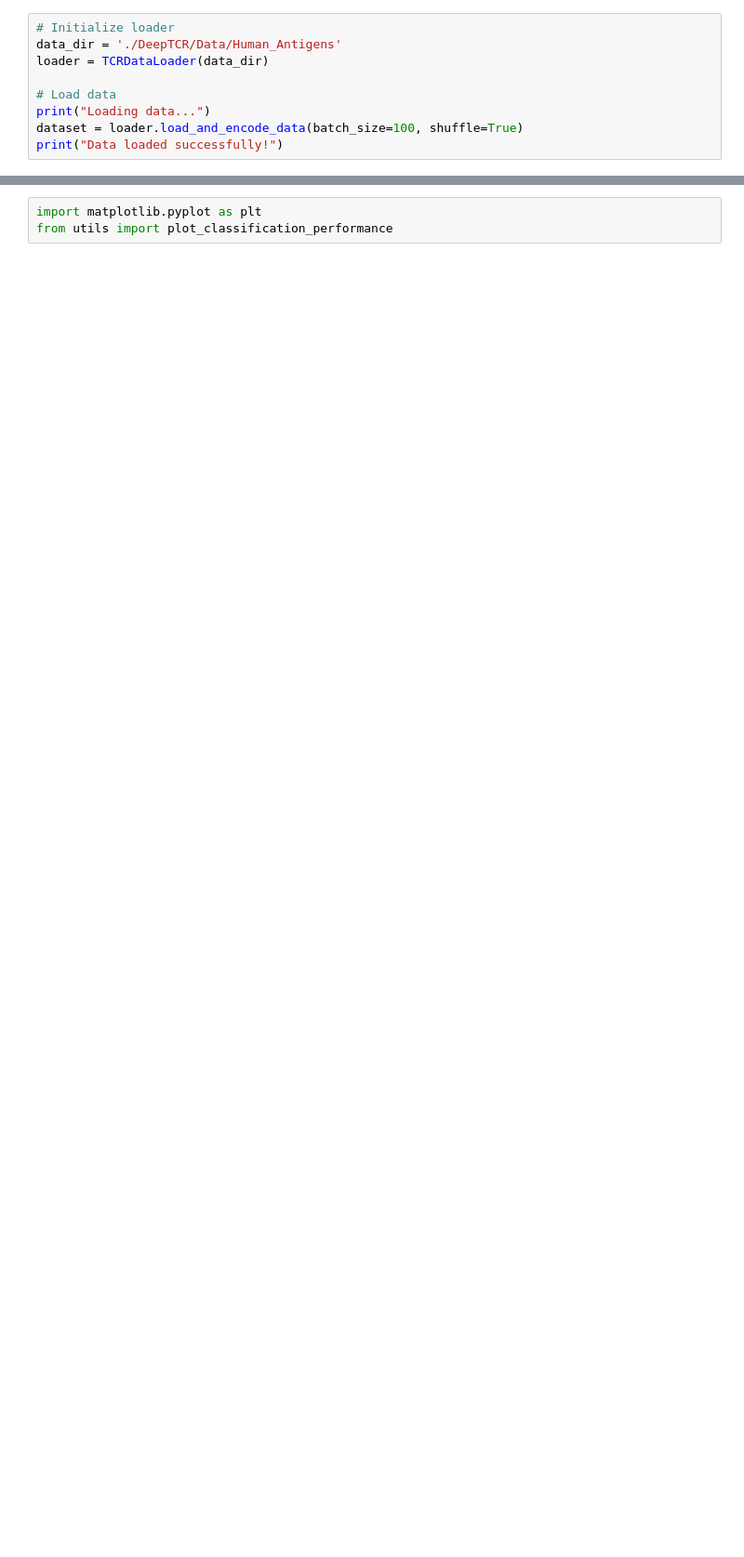
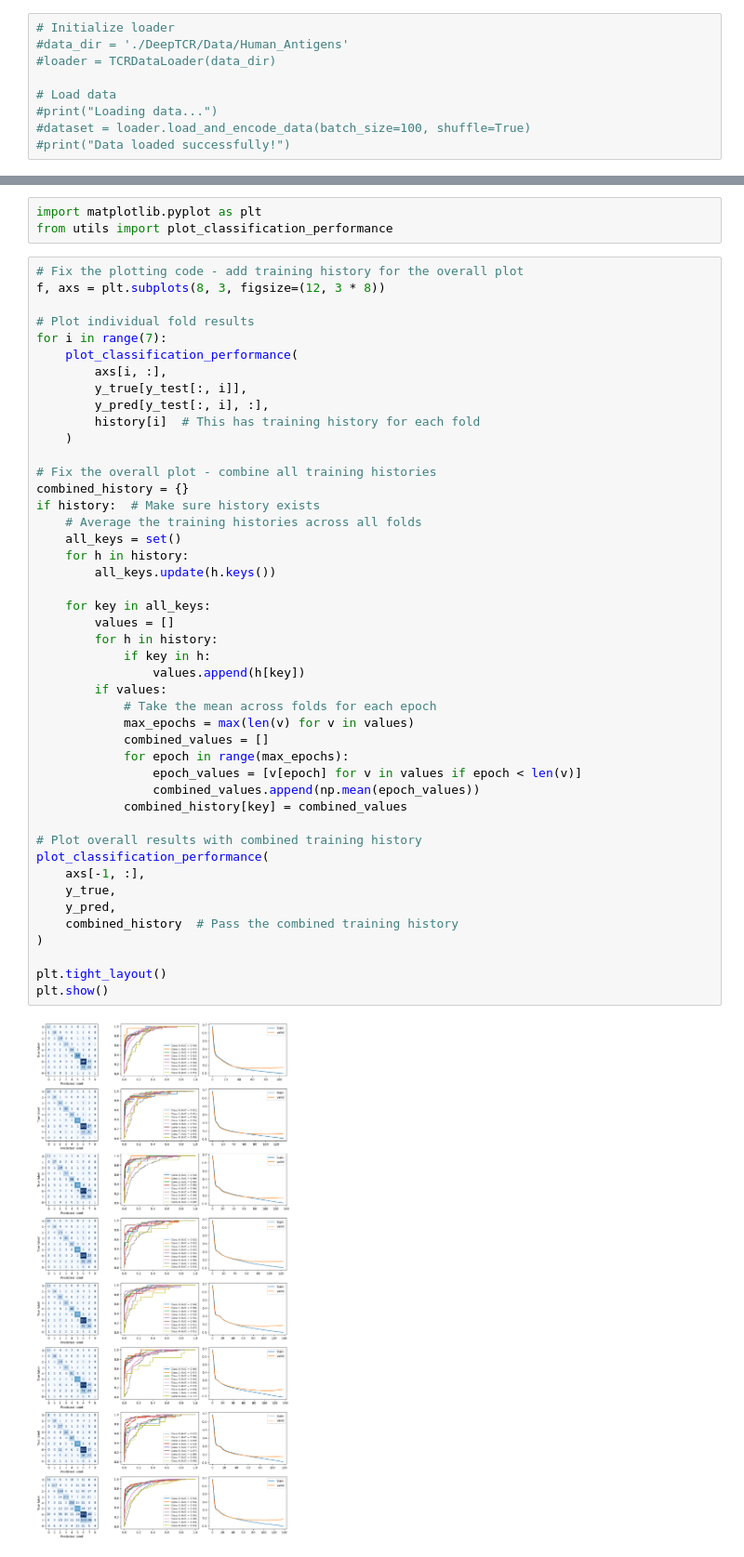
Before and after one commit to samhuann/DeepTCR-2, a Jupyter notebook: new_loader_cnn.ipynb, the cells around one changed output, grey strips where cells are left out. Shown at 93% size. Cells and saved outputs as stored; diff of their text form; blank space fills up the shorter version.

```diff
--- a/new_loader_cnn.ipynb
+++ b/new_loader_cnn.ipynb
@@ -337,10 +328,10 @@ loader.v_dict
  'TCRBV31-02': 42}
 # %%
 # Initialize loader
-data_dir = './DeepTCR/Data/Human_Antigens'
-loader = TCRDataLoader(data_dir)
+#data_dir = './DeepTCR/Data/Human_Antigens'
+#loader = TCRDataLoader(data_dir)
 
 # Load data
-print("Loading data...")
-dataset = loader.load_and_encode_data(batch_size=100, shuffle=True)
-print("Data loaded successfully!")
+#print("Loading data...")
+#dataset = loader.load_and_encode_data(batch_size=100, shuffle=True)
+#print("Data loaded successfully!")
@@ -539,6 +523,53 @@ Epoch 132/500
 # %%
 import matplotlib.pyplot as plt
 from utils import plot_classification_performance
+# %%
+# Fix the plotting code - add training history for the overall plot
+f, axs = plt.subplots(8, 3, figsize=(12, 3 * 8))
+
+# Plot individual fold results
+for i in range(7):
+    plot_classification_performance(
+        axs[i, :],
+        y_true[y_test[:, i]],
+        y_pred[y_test[:, i], :],
+        history[i]  # This has training history for each fold
+    )
+
+# Fix the overall plot - combine all training histories
+combined_history = {}
+if history:  # Make sure history exists
+    # Average the training histories across all folds
+    all_keys = set()
+    for h in history:
+        all_keys.update(h.keys())
+
+    for key in all_keys:
+        values = []
+        for h in history:
+            if key in h:
+                values.append(h[key])
+        if values:
+            # Take the mean across folds for each epoch
+            max_epochs = max(len(v) for v in values)
+            combined_values = []
+            for epoch in range(max_epochs):
+                epoch_values = [v[epoch] for v in values if epoch < len(v)]
+                combined_values.append(np.mean(epoch_values))
+            combined_history[key] = combined_values
+
+# Plot overall results with combined training history
+plot_classification_performance(
+    axs[-1, :],
+    y_true,
+    y_pred,
+    combined_history  # Pass the combined training history
+)
+
+plt.tight_layout()
+plt.show()
+# %% [output]
+[figure, added]
 # %%
 f, axs = plt.subplots(8, 3, figsize=(12, 3 * 8))
 for i in range(7):
```
Also changed, not shown: parts of 16 cells of this notebook, 49 other files.
